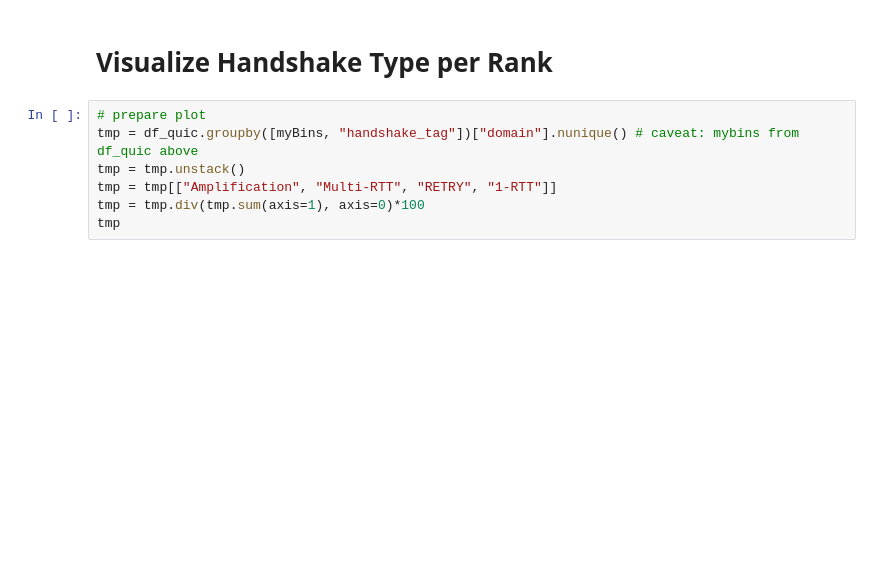
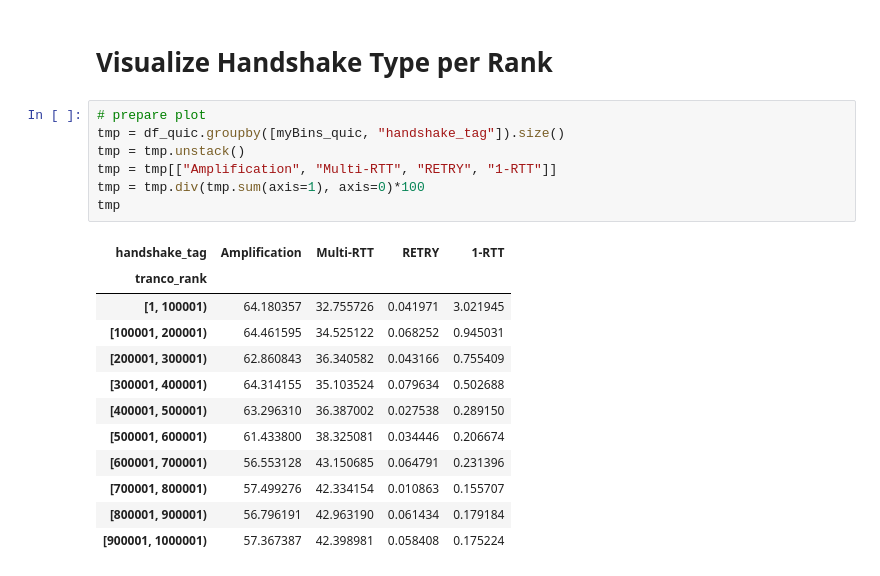
Before and after one commit to ilabrg/artifacts-conext22-quic-tls, a Jupyter notebook: code/06-Appendix-Rank-Reachability.ipynb, the cells around one changed output. Drawn from its saved outputs; the diff is of its cells as text; blank space fills up the shorter version.

```diff
--- a/code/06-Appendix-Rank-Reachability.ipynb
+++ b/code/06-Appendix-Rank-Reachability.ipynb
@@ -122,11 +145,24 @@ tmp.agg(["mean","median","std"])
 # Visualize Handshake Type per Rank
 # %%
 # prepare plot
-tmp = df_quic.groupby([myBins, "handshake_tag"])["domain"].nunique() # caveat: mybins from df_quic above
+tmp = df_quic.groupby([myBins_quic, "handshake_tag"]).size()
 tmp = tmp.unstack()
 tmp = tmp[["Amplification", "Multi-RTT", "RETRY", "1-RTT"]]
 tmp = tmp.div(tmp.sum(axis=1), axis=0)*100
 tmp
+# %% [output]
+| handshake_tag | Amplification | Multi-RTT | RETRY | 1-RTT |
+| tranco_rank |  |  |  |  |
+| [1, 100001) | 64.180357 | 32.755726 | 0.041971 | 3.021945 |
+| [100001, 200001) | 64.461595 | 34.525122 | 0.068252 | 0.945031 |
+| [200001, 300001) | 62.860843 | 36.340582 | 0.043166 | 0.755409 |
+| [300001, 400001) | 64.314155 | 35.103524 | 0.079634 | 0.502688 |
+| [400001, 500001) | 63.296310 | 36.387002 | 0.027538 | 0.289150 |
+| [500001, 600001) | 61.433800 | 38.325081 | 0.034446 | 0.206674 |
+| [600001, 700001) | 56.553128 | 43.150685 | 0.064791 | 0.231396 |
+| [700001, 800001) | 57.499276 | 42.334154 | 0.010863 | 0.155707 |
+| [800001, 900001) | 56.796191 | 42.963190 | 0.061434 | 0.179184 |
+| [900001, 1000001) | 57.367387 | 42.398981 | 0.058408 | 0.175224 |
 # %%
 ax = sns.heatmap(tmp[::-1],
             annot=True,
```
Also changed, not shown: parts of 8 cells of this notebook, 2 other files.
